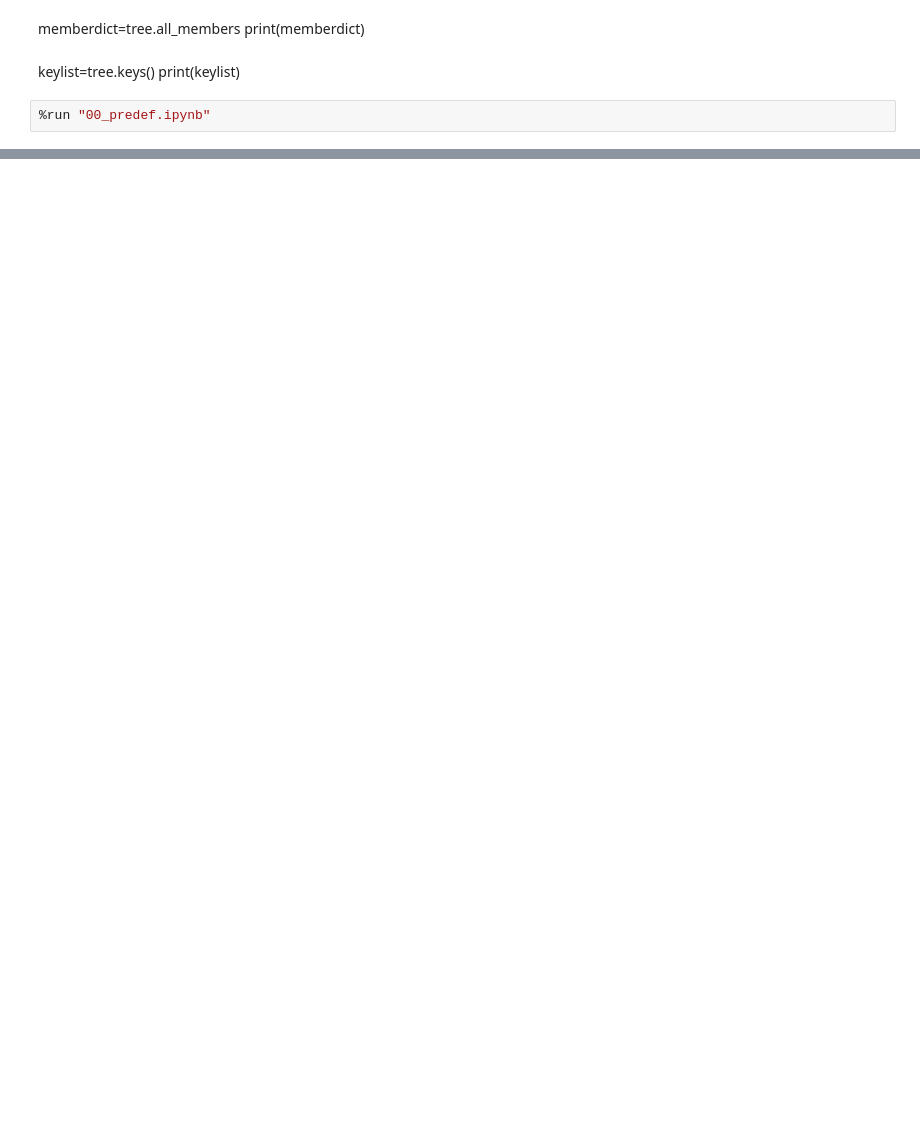
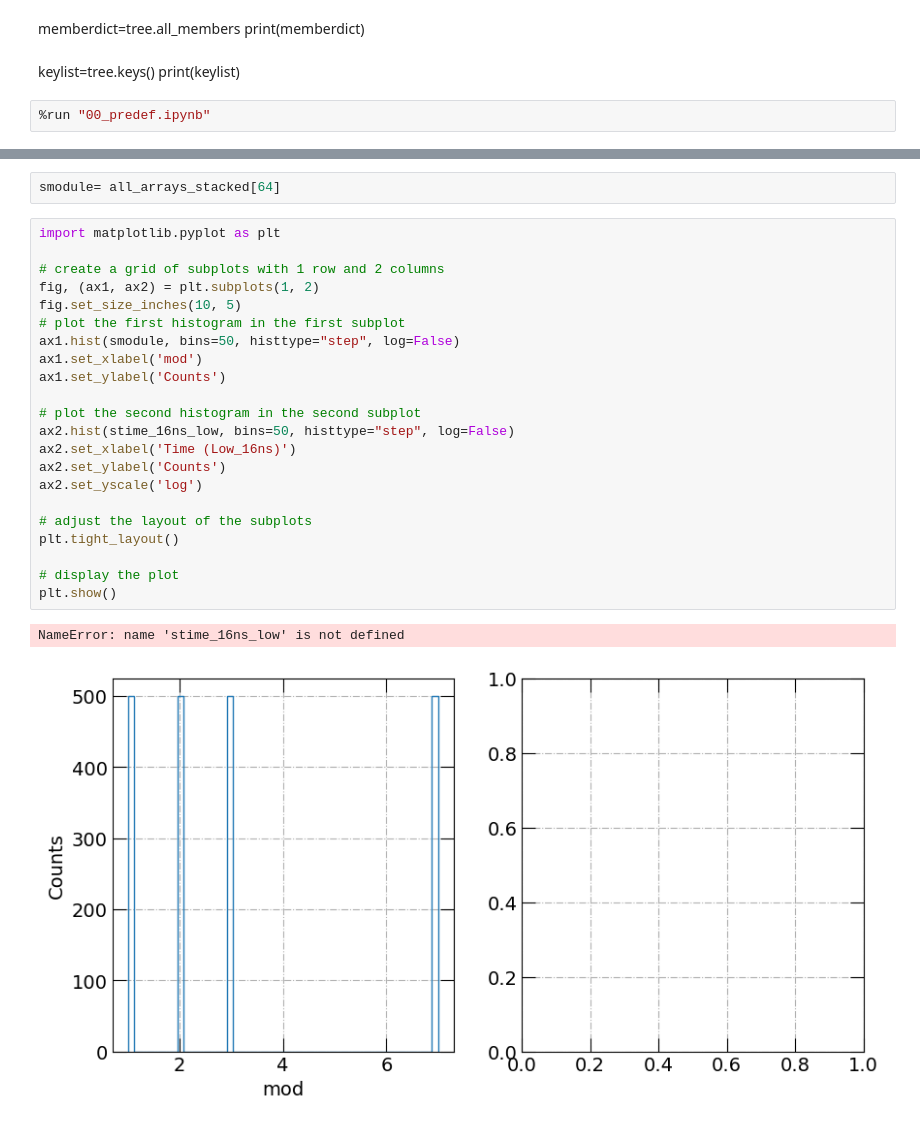
Before and after one commit to dolekVT/pymapmt, a Jupyter notebook: 01_maPMT.ipynb, the cells around one changed output, grey strips where cells are left out. Cells and saved outputs as stored; diff of their text form; blank space fills up the shorter version.

```diff
--- a/01_maPMT.ipynb
+++ b/01_maPMT.ipynb
@@ -38,0 +39,27 @@ Time taken to read and concatenate the data: 0.50 seconds
+# %%
+smodule= all_arrays_stacked[64]
+# %%
+import matplotlib.pyplot as plt
+
+# create a grid of subplots with 1 row and 2 columns
+fig, (ax1, ax2) = plt.subplots(1, 2)
+fig.set_size_inches(10, 5)
+# plot the first histogram in the first subplot
+ax1.hist(smodule, bins=50, histtype="step", log=False)
+ax1.set_xlabel('mod')
+ax1.set_ylabel('Counts')
+
+# plot the second histogram in the second subplot
+ax2.hist(stime_16ns_low, bins=50, histtype="step", log=False)
+ax2.set_xlabel('Time (Low_16ns)')
+ax2.set_ylabel('Counts')
+ax2.set_yscale('log')
+
+# adjust the layout of the subplots
+plt.tight_layout()
+
+# display the plot
+plt.show()
+# %% [output]
+NameError: name 'stime_16ns_low' is not defined
+[figure, added]
```
Also changed, not shown: parts of 9 cells of this notebook.
